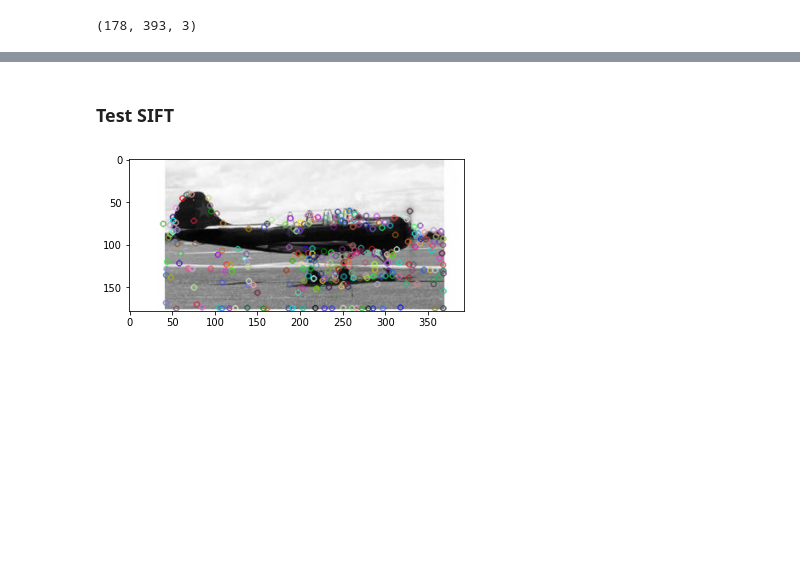
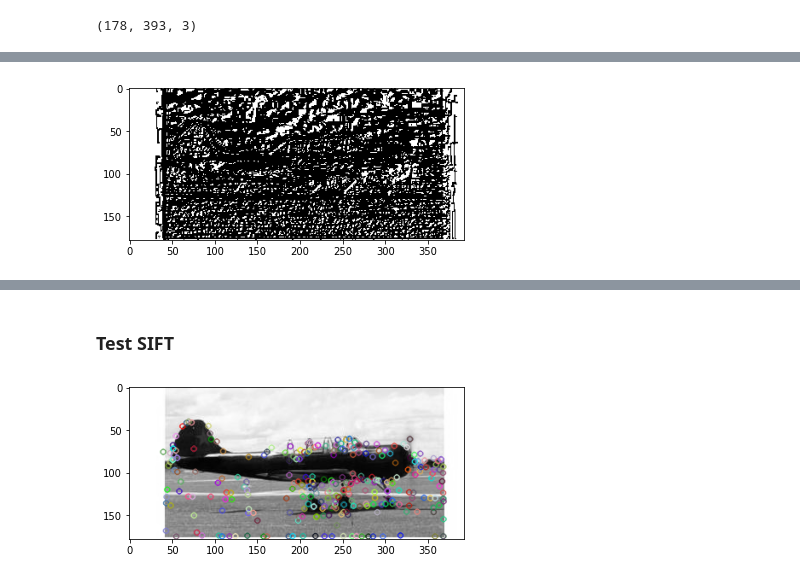
Before and after one commit to GuillaumeGirouard/INF6804, a Jupyter notebook: TP1_INF6804.ipynb, the cells around one changed output, grey strips where cells are left out. Cells and saved outputs as stored; diff of their text form; code cells hidden in the pictures; blank space fills up the shorter version.

```diff
--- a/TP1_INF6804.ipynb
+++ b/TP1_INF6804.ipynb
@@ -45,5 +67,11 @@ ValueError: Unsupported dtype
 # %%
 FG_img1, AG_img1 = cv2.cartToPolar(Gx_img1, Gy_img1, angleInDegrees=True)
+# %%
+aretes = AG_img1>80
+plt.imshow(aretes, plt.get_cmap('binary'))
+plt.show()
+# %% [output]
+[figure, added]
 # %%
 np.max(FG_img1)
 # %% [output]
```
Also changed, not shown: parts of 31 cells of this notebook.
